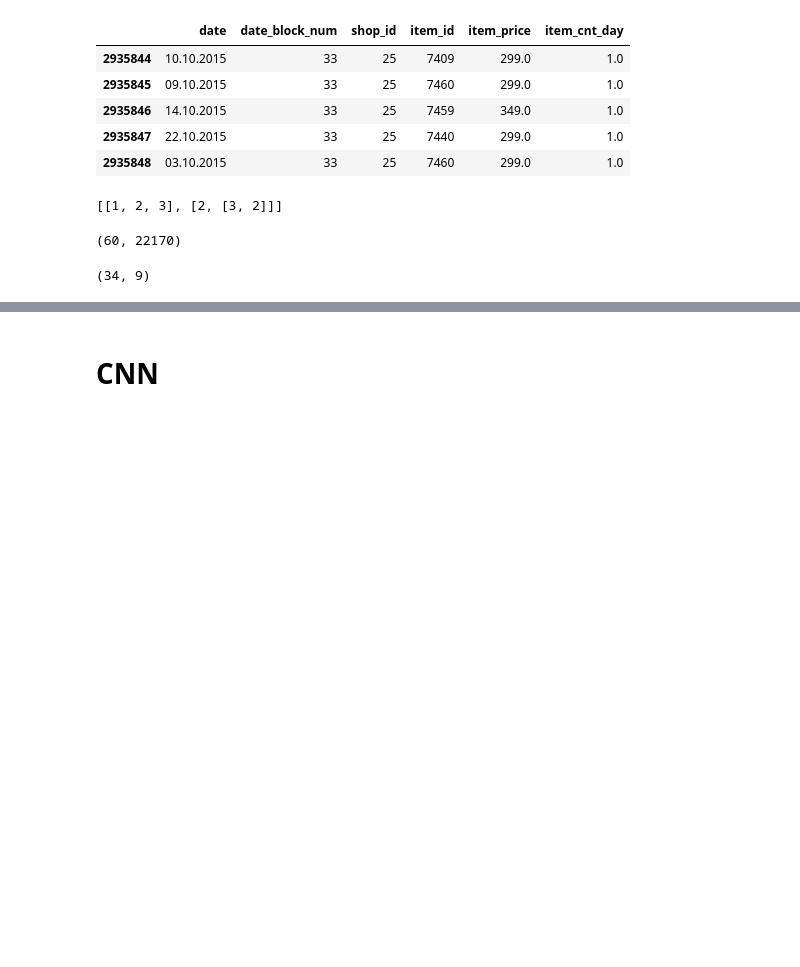
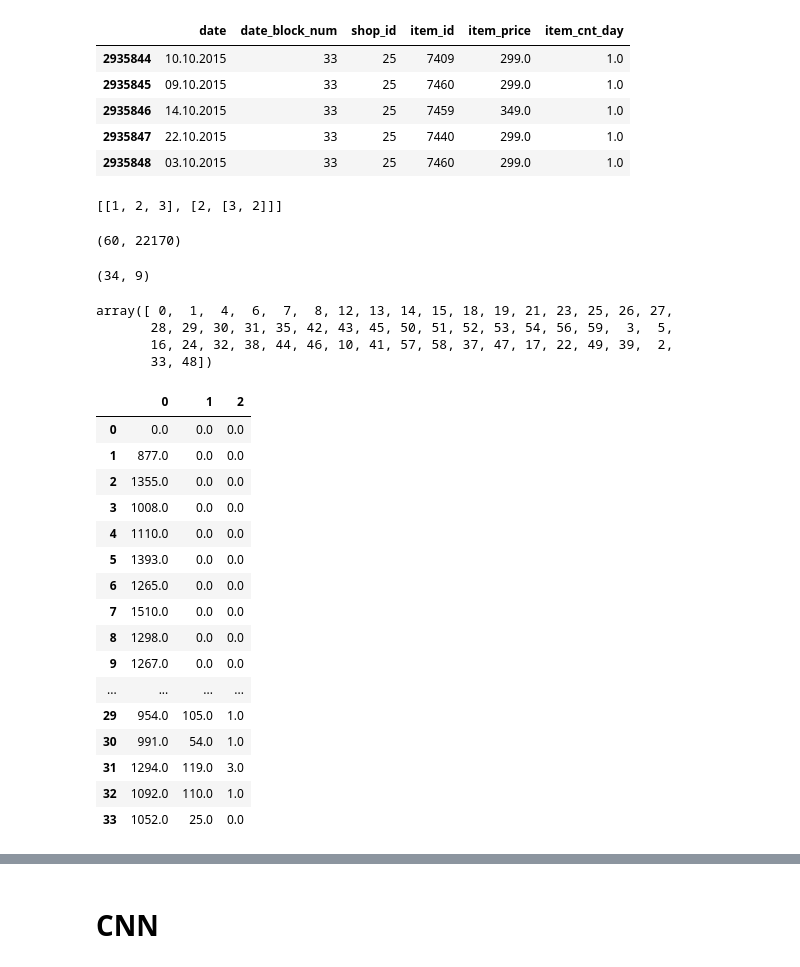
Before and after one commit to chiahsun/problem_solving, a Jupyter notebook: kaggle/competitive-data-science-predict-future-sales/CNN.ipynb, the cells around one changed output, grey strips where cells are left out. Drawn from its saved outputs; the diff is of its cells as text; code cells hidden in the pictures; blank space fills up the shorter version.

```diff
--- a/kaggle/competitive-data-science-predict-future-sales/CNN.ipynb
+++ b/kaggle/competitive-data-science-predict-future-sales/CNN.ipynb
@@ -194,6 +223,58 @@ for index, row in B.iterrows():
     series[int(row.date_block_num), feature_pos] = row.item_cnt_day
 # %% [output]
 (34, 9)
+# %%
+items = [6045]
+A[A.item_id.isin(items)].shop_id.unique()
+# %% [output]
+array([ 0,  1,  4,  6,  7,  8, 12, 13, 14, 15, 18, 19, 21, 23, 25, 26, 27,
+       28, 29, 30, 31, 35, 42, 43, 45, 50, 51, 52, 53, 54, 56, 59,  3,  5,
+       16, 24, 32, 38, 44, 46, 10, 41, 57, 58, 37, 47, 17, 22, 49, 39,  2,
+       33, 48])
+# %%
+# total_num_sold, target_item_sold
+#
+series = np.zeros((num_date_block_num_used, 3))
+
+target_shop_id = 5
+target_item_id = 5037 # 6045
+
+C = A[(A.shop_id == target_shop_id)]
+C = C.groupby(['date_block_num', 'shop_id']).item_cnt_day.agg('sum').reset_index() # A[(A.shop_id == target_shop) & (A.date_block_num == 1)].item_cnt_day.sum()
+for index, row in C.iterrows():
+    # print(row.iloc[-1])
+    series[int(row.date_block_num), 0] = row.iloc[-1]
+
+D = A[(A.item_id == target_item_id)]
+D = D.groupby(['date_block_num']).item_cnt_day.agg('sum').reset_index()
+D.head()
+for index, row in D.iterrows():
+    series[int(row.date_block_num), 1] = row.iloc[-1]
+
+E = A[(A.shop_id == target_shop_id) & (A.item_id == target_item_id)]
+for index, row in E.iterrows():
+    series[int(row.date_block_num), -1] = row.item_cnt_day
+
+pd.DataFrame(series).head(34)
+# A[(A.shop_id == target_shop_id) & (A.item_id == target_item_id)]
+# %% [output]
+|  | 0 | 1 | 2 |
+| 0 | 0.0 | 0.0 | 0.0 |
+| 1 | 877.0 | 0.0 | 0.0 |
+| 2 | 1355.0 | 0.0 | 0.0 |
+| 3 | 1008.0 | 0.0 | 0.0 |
+| 4 | 1110.0 | 0.0 | 0.0 |
+| 5 | 1393.0 | 0.0 | 0.0 |
+| 6 | 1265.0 | 0.0 | 0.0 |
+| 7 | 1510.0 | 0.0 | 0.0 |
+| 8 | 1298.0 | 0.0 | 0.0 |
+| 9 | 1267.0 | 0.0 | 0.0 |
+| ... | ... | ... | ... |
+| 29 | 954.0 | 105.0 | 1.0 |
+| 30 | 991.0 | 54.0 | 1.0 |
+| 31 | 1294.0 | 119.0 | 3.0 |
+| 32 | 1092.0 | 110.0 | 1.0 |
+| 33 | 1052.0 | 25.0 | 0.0 |
 # %%
 print(series.shape)
 # series
```
Also changed, not shown: parts of 17 cells of this notebook.
